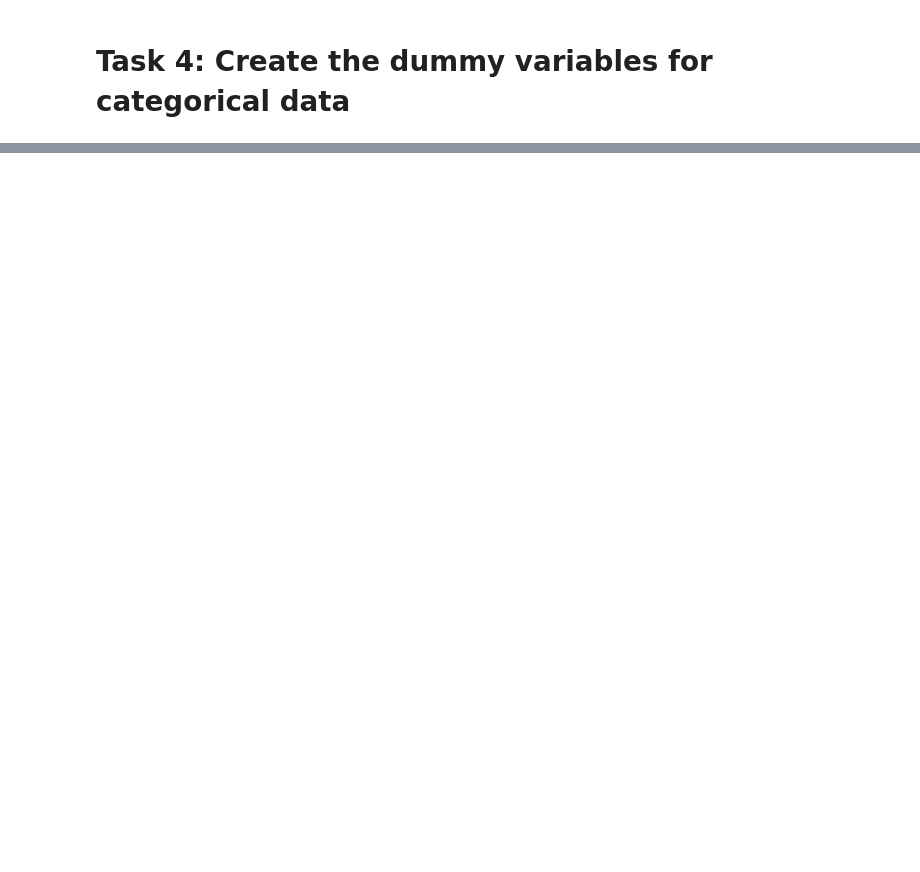
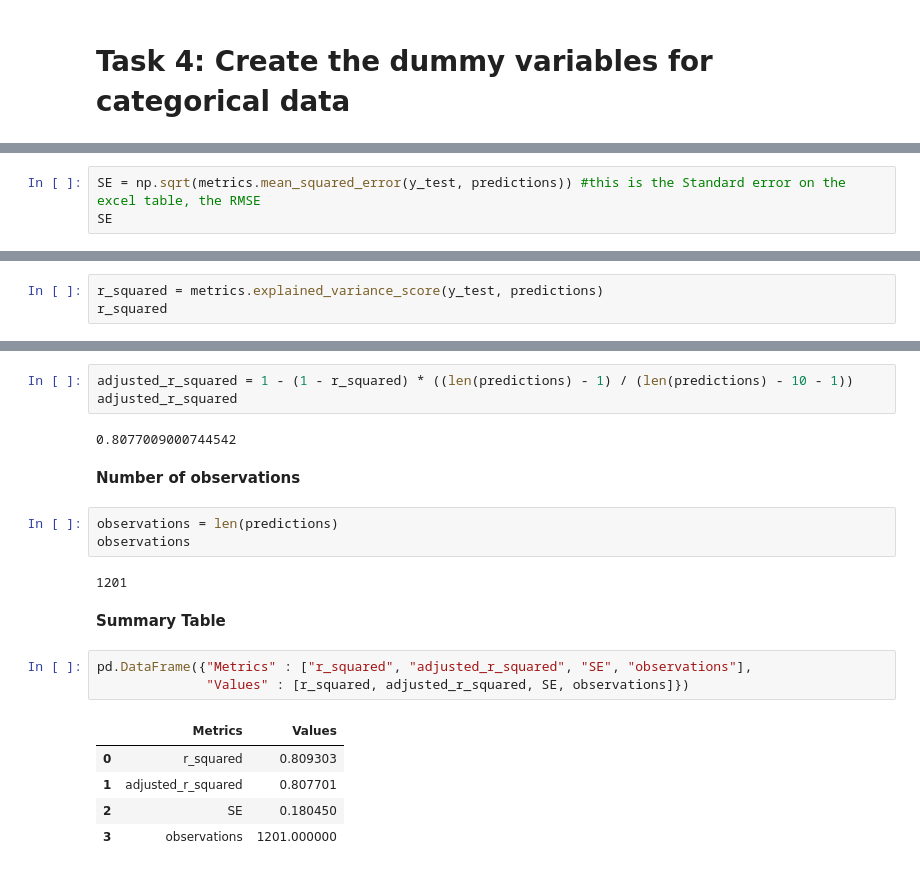
Before and after one commit to exio78/Data-Analysis, a Jupyter notebook: data_science_business_nalaysis_course/statistics and business analysis/Regression/11. Section 17 .ipynb, the cells around one changed output, grey strips where cells are left out. Drawn from its saved outputs; the diff is of its cells as text; blank space fills up the shorter version.

```diff
--- a/data_science_business_nalaysis_course/statistics and business analysis/Regression/11. Section 17 .ipynb
+++ b/data_science_business_nalaysis_course/statistics and business analysis/Regression/11. Section 17 .ipynb
@@ -138,0 +271,3 @@ brands.head()
+# %%
+SE = np.sqrt(metrics.mean_squared_error(y_test, predictions)) #this is the Standard error on the excel table, the RMSE
+SE
@@ -138,0 +278,3 @@ brands.head()
+# %%
+r_squared = metrics.explained_variance_score(y_test, predictions)
+r_squared
@@ -138,0 +293,23 @@ brands.head()
+# %%
+adjusted_r_squared = 1 - (1 - r_squared) * ((len(predictions) - 1) / (len(predictions) - 10 - 1))
+adjusted_r_squared
+# %% [output]
+0.8077009000744542
+# %% [markdown]
+**Number of observations**
+# %%
+observations = len(predictions)
+observations
+# %% [output]
+1201
+# %% [markdown]
+**Summary Table**
+# %%
+pd.DataFrame({"Metrics" : ["r_squared", "adjusted_r_squared", "SE", "observations"],
+              "Values" : [r_squared, adjusted_r_squared, SE, observations]})
+# %% [output]
+|  | Metrics | Values |
+| 0 | r_squared | 0.809303 |
+| 1 | adjusted_r_squared | 0.807701 |
+| 2 | SE | 0.180450 |
+| 3 | observations | 1201.000000 |
```
Also changed, not shown: parts of 42 cells of this notebook.
